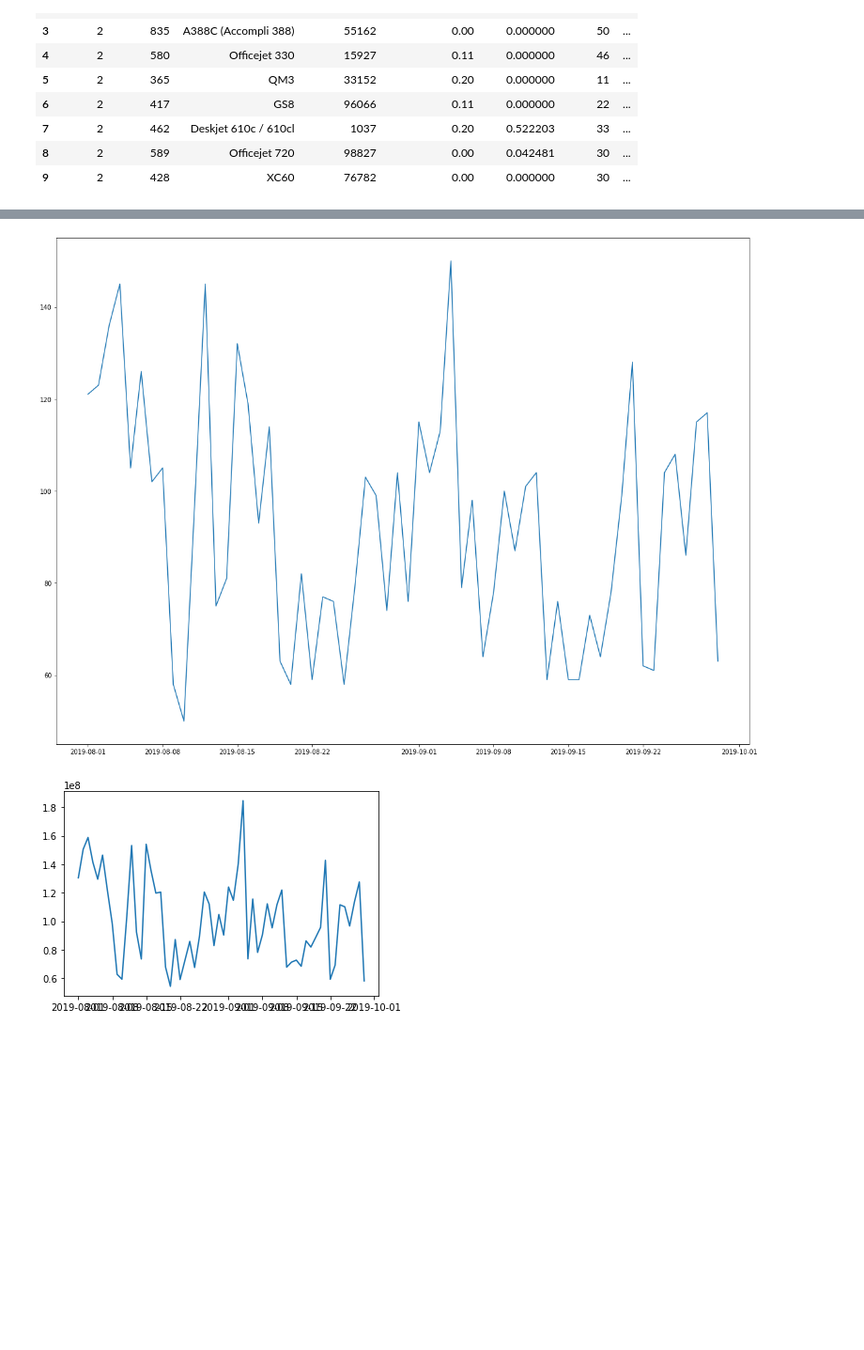
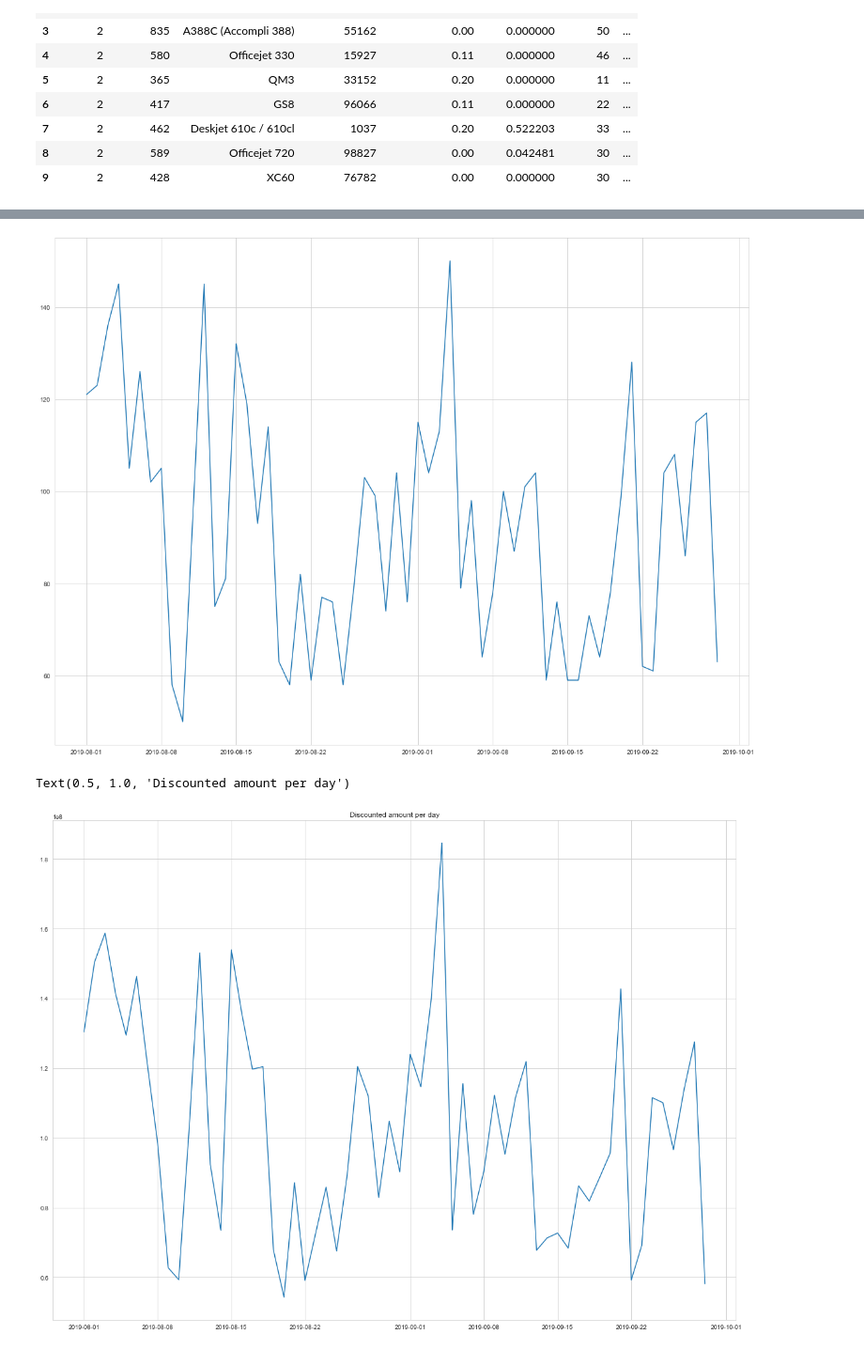
Before and after one commit to asaidomar/suade_test, a Jupyter notebook: data_analyse.ipynb, the cells around one changed output, grey strips where cells are left out. Shown: that part at 94% size. Drawn from its saved outputs; the diff is of its cells as text; code cells hidden in the pictures; blank space fills up the shorter version.

Commit message:
Figures update

```diff
--- a/data_analyse.ipynb
+++ b/data_analyse.ipynb
@@ -4,5 +4,7 @@ import matplotlib.pyplot as plt
 import seaborn as sns
 import pathlib
 import datetime
+# %%
+sns.set_style("whitegrid")
 # %%
 data_folder = pathlib.Path("./fixtures").joinpath("data")
@@ -133,11 +138,14 @@ ax = sns.lineplot(data=sale_day)
 customers_day = merged_order_and_item.groupby("date")["customer_id"].count()
 # %%
 plt.figure(figsize=(20,15))
-ax = sns.lineplot(hue='time', data=customers_day)
+ax = sns.lineplot(data=customers_day, )
 # %% [output]
-[figure, old version]
+[figure, new version]
 # %%
+plt.figure(figsize=(20,15))
 discounted_day = merged_order_and_item.groupby("date")["discounted_amount"].sum()
-ax = sns.lineplot(hue='time', data=discounted_day)
+ax = sns.lineplot(data=discounted_day)
+ax.set_title('Discounted amount per day')
 # %% [output]
+Text(0.5, 1.0, 'Discounted amount per day')
-[figure, old version]
+[figure, new version]
```
Also changed, not shown: parts of 5 cells of this notebook.
